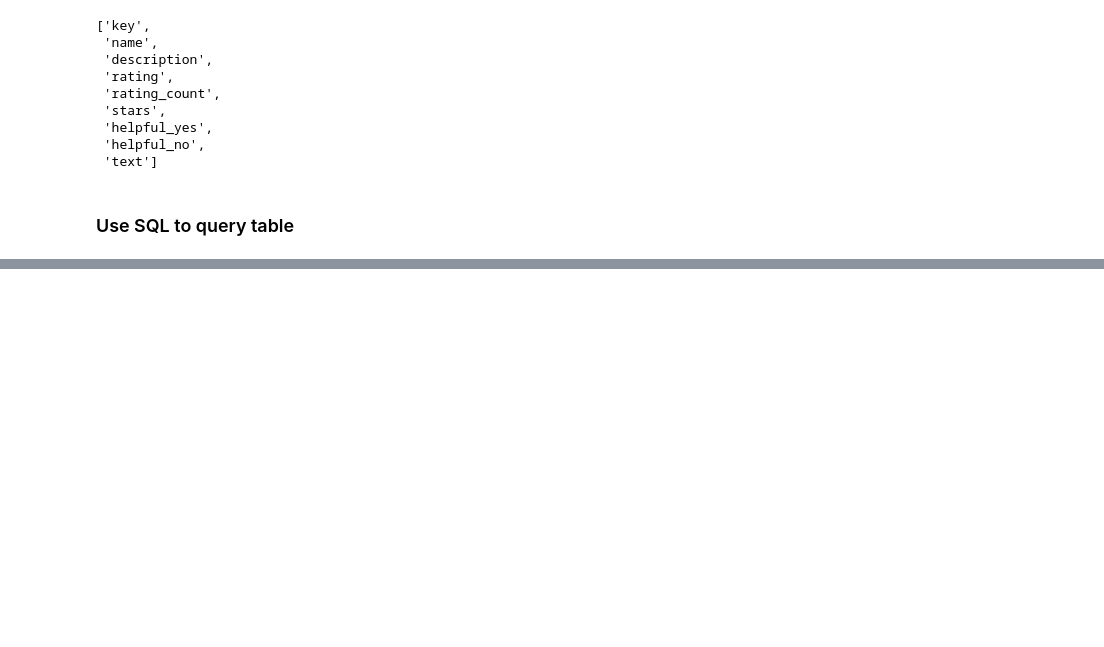
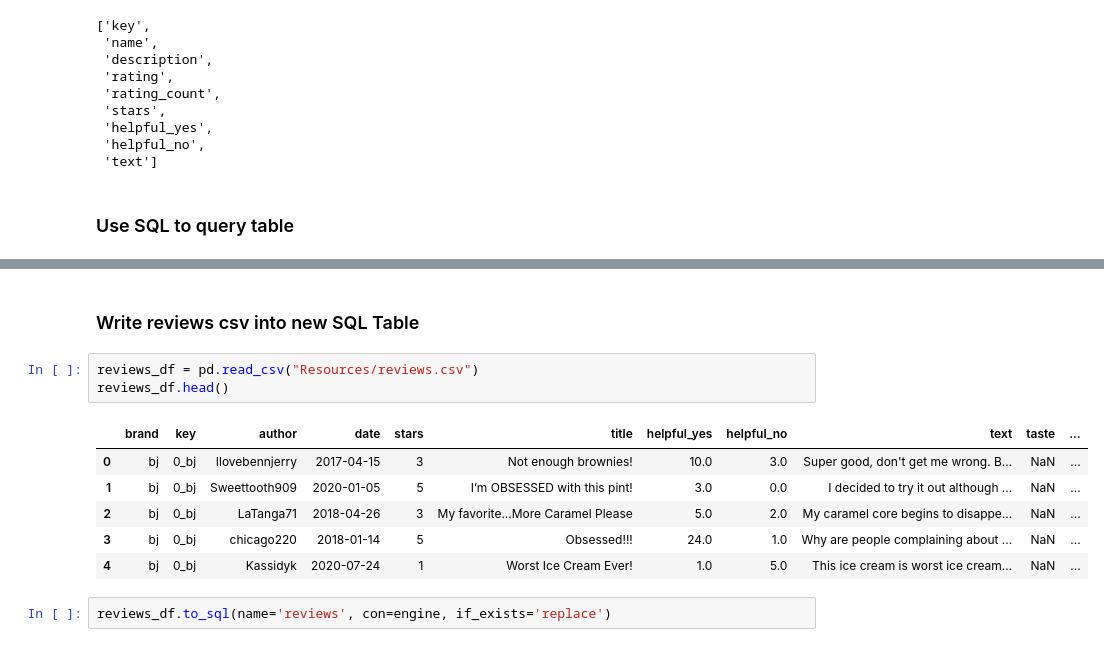
Before and after one commit to MaxThors/UW_final_project, a Jupyter notebook: SQLAlchemy.ipynb, the cells around one changed output, grey strips where cells are left out. Drawn from its saved outputs; the diff is of its cells as text; blank space fills up the shorter version.

Commit message:
Create SQL table using SQLAlchemy

```diff
--- a/SQLAlchemy.ipynb
+++ b/SQLAlchemy.ipynb
@@ -94,3 +94,17 @@ for record in data:
 ('7_bj', 'Chocolate Peanut Butter Split', 'We’ve loaded our banana and chocolate ice creams with a chocolatey lot of bite-size PB surprises, so if you find your chocolate-covered, peanut-buttered bana ...
 ('7_bj', 'Chocolate Peanut Butter Split', 'We’ve loaded our banana and chocolate ice creams with a chocolatey lot of bite-size PB surprises, so if you find your chocolate-covered, peanut-buttered bana ...
 ('7_bj', 'Chocolate Peanut Butter Split', 'We’ve loaded our banana and chocolate ice creams with a chocolatey lot of bite-size PB surprises, so if you find your chocolate-covered, peanut-buttered bana ...
+# %% [markdown]
+### Write reviews csv into new SQL Table
+# %%
+reviews_df = pd.read_csv("Resources/reviews.csv")
+reviews_df.head()
+# %% [output]
+|  | brand | key | author | date | stars | title | helpful_yes | helpful_no | text | taste | ... |
+| 0 | bj | 0_bj | Ilovebennjerry | 2017-04-15 | 3 | Not enough brownies! | 10.0 | 3.0 | Super good, don't get me wrong. B... | NaN | ... |
+| 1 | bj | 0_bj | Sweettooth909 | 2020-01-05 | 5 | I’m OBSESSED with this pint! | 3.0 | 0.0 | I decided to try it out although ... | NaN | ... |
+| 2 | bj | 0_bj | LaTanga71 | 2018-04-26 | 3 | My favorite...More Caramel Please | 5.0 | 2.0 | My caramel core begins to disappe... | NaN | ... |
+| 3 | bj | 0_bj | chicago220 | 2018-01-14 | 5 | Obsessed!!! | 24.0 | 1.0 | Why are people complaining about ... | NaN | ... |
+| 4 | bj | 0_bj | Kassidyk | 2020-07-24 | 1 | Worst Ice Cream Ever! | 1.0 | 5.0 | This ice cream is worst ice cream... | NaN | ... |
+# %%
+reviews_df.to_sql(name='reviews', con=engine, if_exists='replace')
```
Also changed, not shown: 1 other file.
